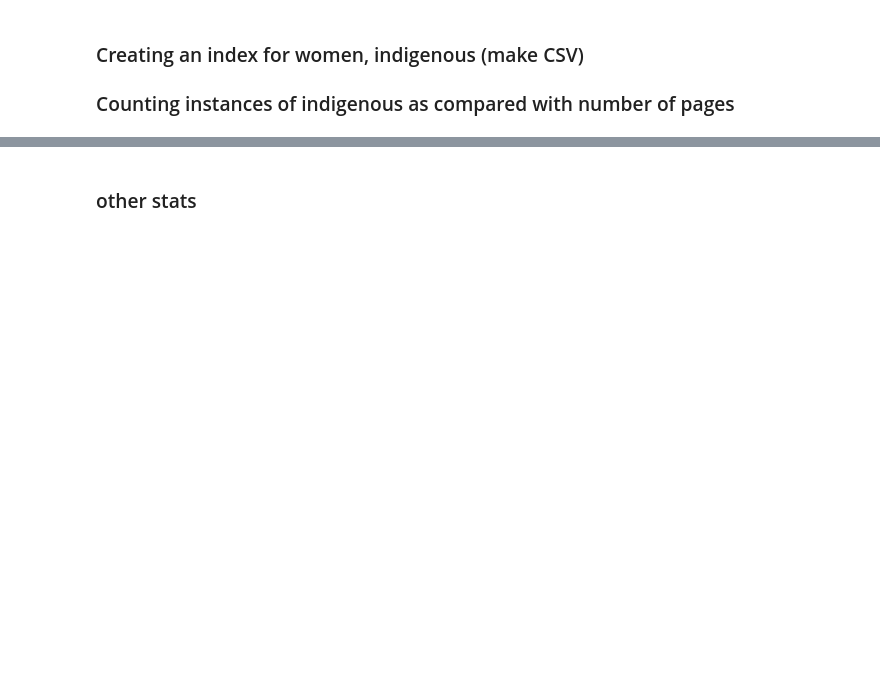
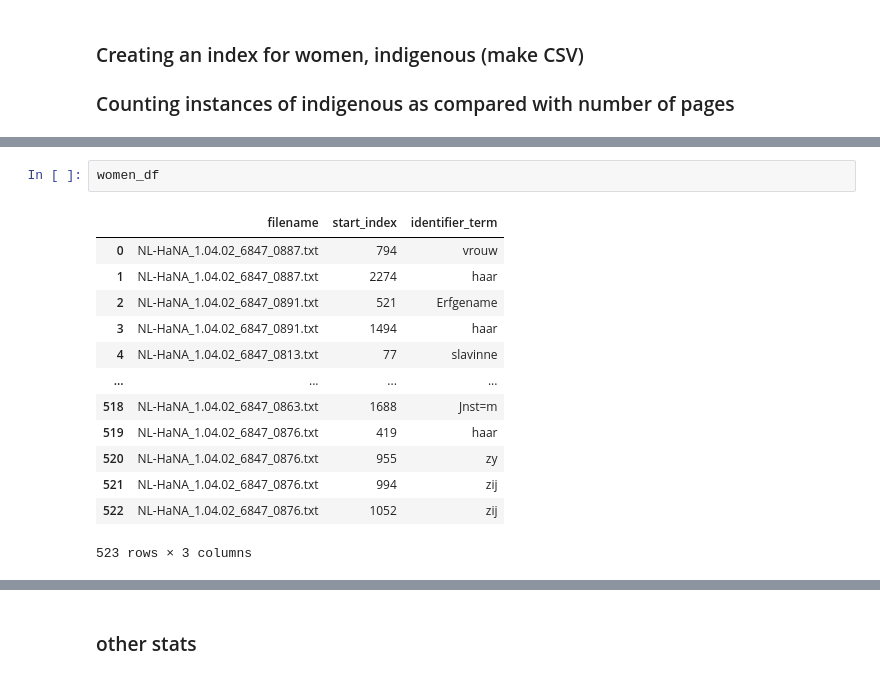
Before and after one commit to srov88/Unsilencing, a Jupyter notebook: TermsMenWomenIndig.ipynb, the cells around one changed output, grey strips where cells are left out. Cells and saved outputs as stored; diff of their text form; blank space fills up the shorter version.

```diff
--- a/TermsMenWomenIndig.ipynb
+++ b/TermsMenWomenIndig.ipynb
@@ -162,0 +178,16 @@ records = []
+# %%
+women_df
+# %% [output]
+|  | filename | start_index | identifier_term |
+| 0 | NL-HaNA_1.04.02_6847_0887.txt | 794 | vrouw |
+| 1 | NL-HaNA_1.04.02_6847_0887.txt | 2274 | haar |
+| 2 | NL-HaNA_1.04.02_6847_0891.txt | 521 | Erfgename |
+| 3 | NL-HaNA_1.04.02_6847_0891.txt | 1494 | haar |
+| 4 | NL-HaNA_1.04.02_6847_0813.txt | 77 | slavinne |
+| ... | ... | ... | ... |
+| 518 | NL-HaNA_1.04.02_6847_0863.txt | 1688 | Jnst=m |
+| 519 | NL-HaNA_1.04.02_6847_0876.txt | 419 | haar |
+| 520 | NL-HaNA_1.04.02_6847_0876.txt | 955 | zy |
+| 521 | NL-HaNA_1.04.02_6847_0876.txt | 994 | zij |
+| 522 | NL-HaNA_1.04.02_6847_0876.txt | 1052 | zij |
+523 rows × 3 columns
```
Also changed, not shown: parts of 23 cells of this notebook.
